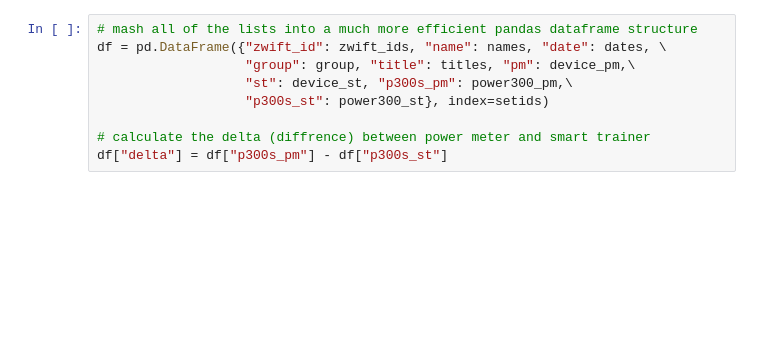
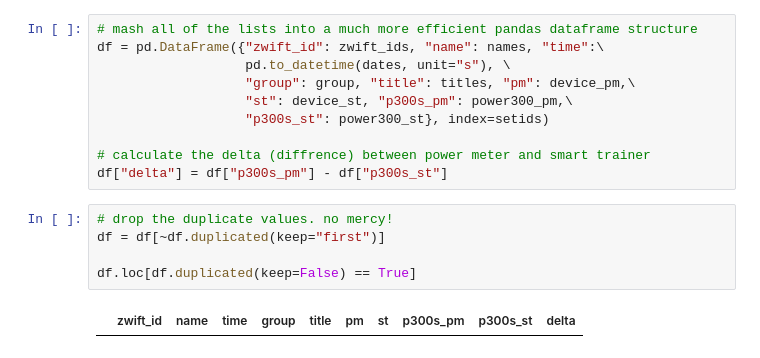
Before and after one commit to stalegjelsten/zwiftpower-power-data-analyzer, a Jupyter notebook: Zwift web scarping.ipynb, the cells around one changed output. Cells and saved outputs as stored; diff of their text form; blank space fills up the shorter version.

```diff
--- a/Zwift web scarping.ipynb
+++ b/Zwift web scarping.ipynb
@@ -171,12 +198,20 @@ top_zwifter
 # %%
 # mash all of the lists into a much more efficient pandas dataframe structure
-df = pd.DataFrame({"zwift_id": zwift_ids, "name": names, "date": dates, \
+df = pd.DataFrame({"zwift_id": zwift_ids, "name": names, "time":\
+                   pd.to_datetime(dates, unit="s"), \
                    "group": group, "title": titles, "pm": device_pm,\
                    "st": device_st, "p300s_pm": power300_pm,\
                    "p300s_st": power300_st}, index=setids)
 
 # calculate the delta (diffrence) between power meter and smart trainer
 df["delta"] = df["p300s_pm"] - df["p300s_st"]
+# %%
+# drop the duplicate values. no mercy!
+df = df[~df.duplicated(keep="first")]
+
+df.loc[df.duplicated(keep=False) == True]
+# %% [output]
+|  | zwift_id | name | time | group | title | pm | st | p300s_pm | p300s_st | delta |
 # %%
 # print key stats (mean + std.dev) for the Kickr and Neo
 #pd.set_option('display.max_columns', None)
```
Also changed, not shown: parts of 7 cells of this notebook, 1 other file.
